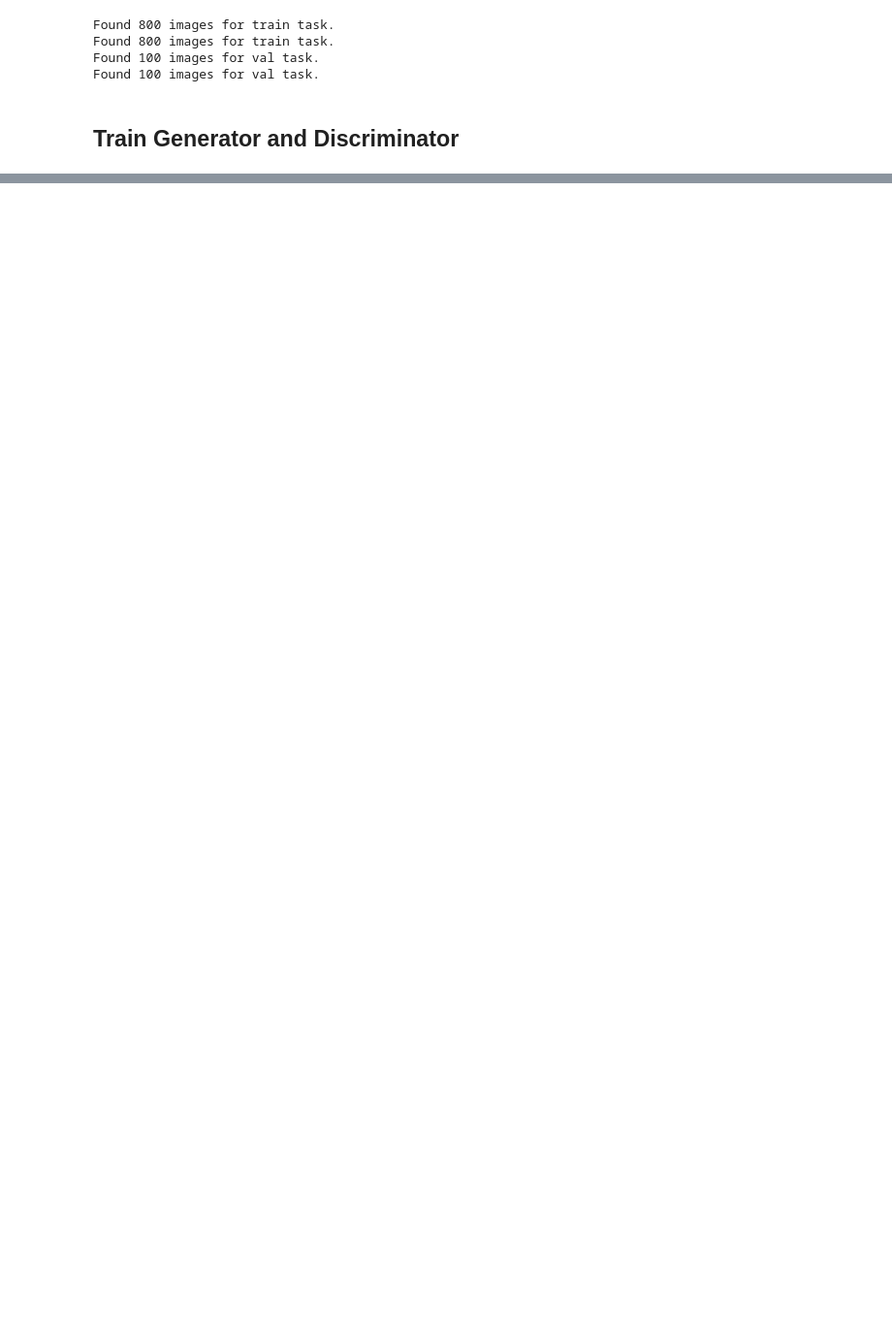
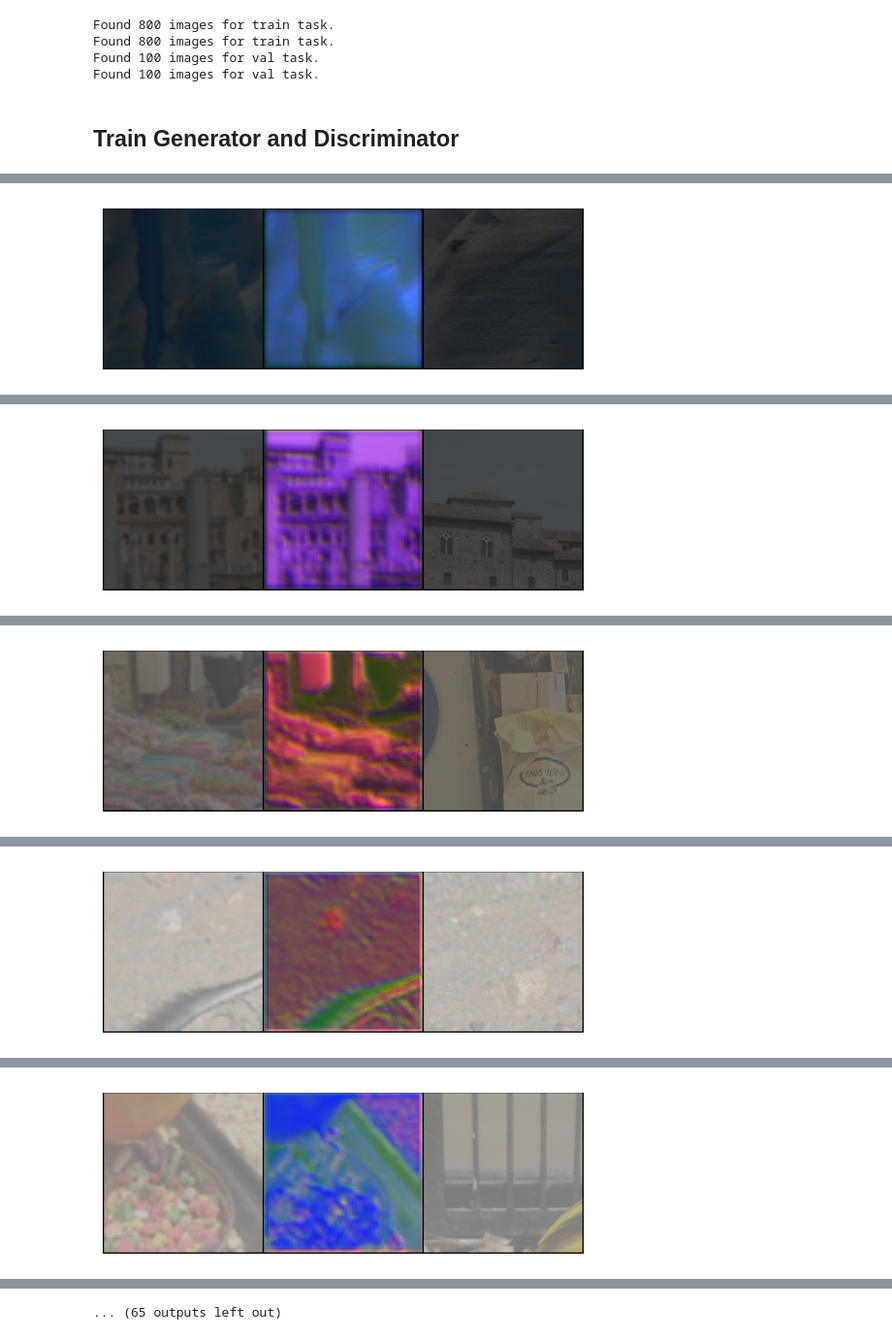
Before and after one commit to ed22699/super-resolution-model-tests, a Jupyter notebook: gan_trainer.ipynb, the cells around one changed output, grey strips where cells are left out. Shown at 97% size. Saved outputs shown, nothing was run; the diff lists cells and outputs as text; code cells hidden in the pictures; blank space fills up the shorter version.

Commit message:
Some output is present at least

```diff
--- a/gan_trainer.ipynb
+++ b/gan_trainer.ipynb
@@ -115,7 +115,8 @@ train_dataset = DIV2KDataLoader(
     root_dir_hr=hr_path,
     transform=basic_transforms,
     mode="train",
-    batch_size=128
+    batch_size=16,
+    scale=4
 )
 
 lr_path = datasetRoot+"/DIV2K_valid_LR_x8"
@@ -126,20 +127,21 @@ val_dataset = DIV2KDataLoader(
     root_dir_hr=hr_path,
     transform=basic_transforms,
     mode="val",
-    batch_size=128
+    batch_size=16,
+    scale=4
 )
 
 train_loader = torch.utils.data.DataLoader(
     train_dataset,
     shuffle=True,
-    batch_size=128,
+    batch_size=8,
     pin_memory=True,
     num_workers=cpu_count(),
 )
 val_loader = torch.utils.data.DataLoader(
     val_dataset,
     shuffle=False,
-    batch_size=128,
+    batch_size=8,
     num_workers=cpu_count(),
     pin_memory=True,
 )
@@ -155,7 +157,7 @@ Found 100 images for val task.
 from gan import Generator, Discriminator
 
 # Define the Binary Cross Entropy loss function
-loss_func = nn.BCELoss()
+loss_func = nn.BCEWithLogitsLoss()
 
 def discriminator_loss(real_output, fake_output):
     # Loss for real images
@@ -177,9 +179,9 @@ from utils.save_checkpoint import save_checkpoint
 def training(lr_img, hr_img):
 
     '''Training step for the Discriminator'''
-    real_x = hr_img
+    real_x = hr_img.to(device)
     real_output = gan_D(real_x)
-    fake_x = gan_G(lr_img).detach()
+    fake_x = gan_G(lr_img.to(device)).detach()
     fake_output = gan_D(fake_x)
     loss_D =discriminator_loss(real_output, fake_output)
 
@@ -189,7 +191,7 @@ def training(lr_img, hr_img):
     optim_D.step()
 
     '''Training step for the Generator'''
-    fake_x = gan_G(lr_img)
+    fake_x = gan_G(lr_img.to(device))
     fake_output = gan_D(fake_x)
     loss_G = generator_loss(fake_output)
 
@@ -236,9 +249,9 @@ def visualise_loss(losses_D, losses_G, image_dir, loss_type):
   plt.savefig(f"./{image_dir}/loss_type: {loss_type}.png")
   plt.show()
 # %%
-input_dim = 100
-batch_size = 128
-num_epoch = 10
+input_dim = 3
+# batch_size = 8
+num_epoch = 50
 checkpoint_dir = 'super-resolution-model-tests/training_checkpoints'
 os.makedirs(checkpoint_dir, exist_ok=True)
 image_dir = 'super-resolution-model-tests/generated_image/'
@@ -261,7 +274,7 @@ for epoch in range(num_epoch):
     start_time = time.time()
     total_loss_D, total_loss_G = 0, 0
 
-    for lr_img, hr_img in enumerate(train_loader):
+    for idx, (lr_img, hr_img) in enumerate(train_loader):
         loss_D, loss_G = training(lr_img, hr_img)
 
         iteration_losses_D.append(loss_D.detach().item())
@@ -281,7 +294,7 @@ for epoch in range(num_epoch):
     print(f'Epoch [{epoch + 1}/{num_epoch}]  | Loss_D {epoch_losses_D[epoch]:.4f} | Loss_G {epoch_losses_G[epoch]:.4f} | Time: {time.time() - start_time:.2f} sec')
 
     # Task1: visualise the generated image at different epochs
-    visualise_generated_images(gan_G, input_dim, epoch, image_dir)
+    visualise_generated_images(gan_G, epoch, image_dir)
 
 # Task2: visualise the loss through a plot
 visualise_loss(iteration_losses_D, iteration_losses_G, image_dir, 'Iteration')
@@ -293,0 +305 @@ TypeError: conv2d() received an invalid combination of arguments - got (list, Pa
+[figure, added]
@@ -293,0 +308 @@ TypeError: conv2d() received an invalid combination of arguments - got (list, Pa
+[figure, added]
@@ -293,0 +311 @@ TypeError: conv2d() received an invalid combination of arguments - got (list, Pa
+[figure, added]
@@ -293,0 +314 @@ TypeError: conv2d() received an invalid combination of arguments - got (list, Pa
+[figure, added]
@@ -293,0 +317 @@ TypeError: conv2d() received an invalid combination of arguments - got (list, Pa
+[figure, added]
@@ -293,0 +321 @@ TypeError: conv2d() received an invalid combination of arguments - got (list, Pa
+... (65 outputs left out)
```
Also changed, not shown: parts of 5 cells of this notebook.
